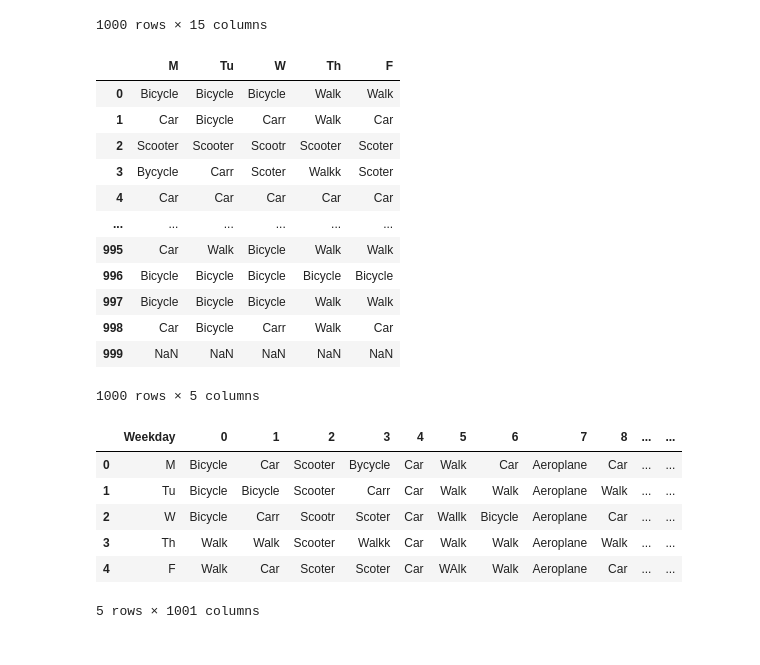
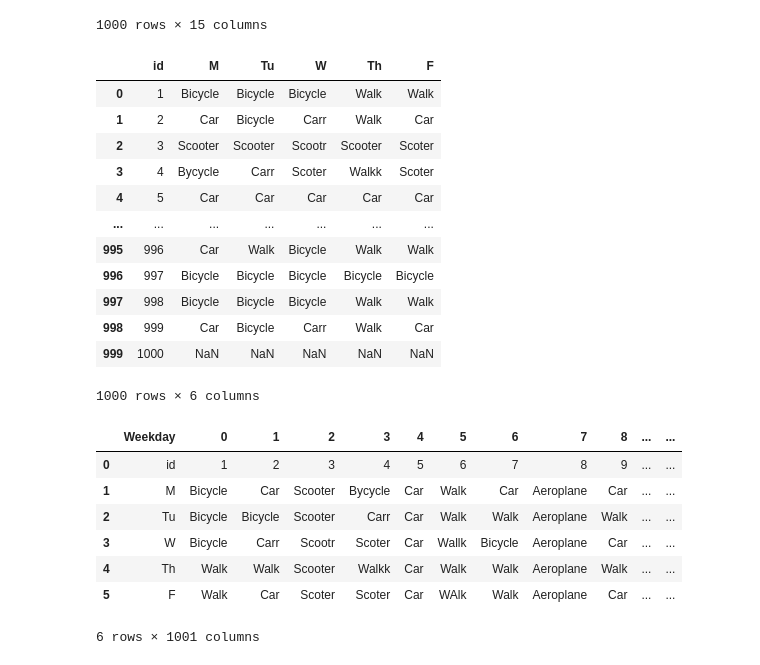
Before and after one commit to 99tyler99/Python, a Jupyter notebook: Python Charmers Fundamentals 05.ipynb, the cells around one changed output. Drawn from its saved outputs; the diff is of its cells as text; code cells hidden in the pictures.

```diff
--- a/Python Charmers Fundamentals 05.ipynb
+++ b/Python Charmers Fundamentals 05.ipynb
@@ -558,31 +558,32 @@ student_travel
 | 999 | 1000 | Engracia | Pashbee | Female | 9/23/2013 | Emlynn | ... |
 1000 rows × 15 columns
 # %%
-columnstodrop = ['id','pupil first name','pupil last name','gender','Date of Birth','Parental Contact Name_1','Parental Contact Name_2','Preferred Contact Employer','Parental Contact','Student ID']
+columnstodrop = ['pupil first name','pupil last name','gender','Date of Birth','Parental Contact Name_1','Parental Contact Name_2','Preferred Contact Employer','Parental Contact','Student ID']
 student_travel = student_travel.drop(columns=columnstodrop)
 student_travel
 # %% [output]
-|  | M | Tu | W | Th | F |
-| 0 | Bicycle | Bicycle | Bicycle | Walk | Walk |
-| 1 | Car | Bicycle | Carr | Walk | Car |
-| 2 | Scooter | Scooter | Scootr | Scooter | Scoter |
-| 3 | Bycycle | Carr | Scoter | Walkk | Scoter |
-| 4 | Car | Car | Car | Car | Car |
-| ... | ... | ... | ... | ... | ... |
-| 995 | Car | Walk | Bicycle | Walk | Walk |
-| 996 | Bicycle | Bicycle | Bicycle | Bicycle | Bicycle |
-| 997 | Bicycle | Bicycle | Bicycle | Walk | Walk |
-| 998 | Car | Bicycle | Carr | Walk | Car |
-| 999 | NaN | NaN | NaN | NaN | NaN |
+|  | id | M | Tu | W | Th | F |
+| 0 | 1 | Bicycle | Bicycle | Bicycle | Walk | Walk |
+| 1 | 2 | Car | Bicycle | Carr | Walk | Car |
+| 2 | 3 | Scooter | Scooter | Scootr | Scooter | Scoter |
+| 3 | 4 | Bycycle | Carr | Scoter | Walkk | Scoter |
+| 4 | 5 | Car | Car | Car | Car | Car |
+| ... | ... | ... | ... | ... | ... | ... |
+| 995 | 996 | Car | Walk | Bicycle | Walk | Walk |
+| 996 | 997 | Bicycle | Bicycle | Bicycle | Bicycle | Bicycle |
+| 997 | 998 | Bicycle | Bicycle | Bicycle | Walk | Walk |
+| 998 | 999 | Car | Bicycle | Carr | Walk | Car |
+| 999 | 1000 | NaN | NaN | NaN | NaN | NaN |
-1000 rows × 5 columns
+1000 rows × 6 columns
 # %%
 student_travel_transposed = student_travel.T.reset_index()
 student_travel_transposed.rename(columns={'index': 'Weekday'})
 # %% [output]
 |  | Weekday | 0 | 1 | 2 | 3 | 4 | 5 | 6 | 7 | 8 | ... | ... |
-| 0 | M | Bicycle | Car | Scooter | Bycycle | Car | Walk | Car | Aeroplane | Car | ... | ... |
-| 1 | Tu | Bicycle | Bicycle | Scooter | Carr | Car | Walk | Walk | Aeroplane | Walk | ... | ... |
-| 2 | W | Bicycle | Carr | Scootr | Scoter | Car | Wallk | Bicycle | Aeroplane | Car | ... | ... |
-| 3 | Th | Walk | Walk | Scooter | Walkk | Car | Walk | Walk | Aeroplane | Walk | ... | ... |
-| 4 | F | Walk | Car | Scoter | Scoter | Car | WAlk | Walk | Aeroplane | Car | ... | ... |
+| 0 | id | 1 | 2 | 3 | 4 | 5 | 6 | 7 | 8 | 9 | ... | ... |
+| 1 | M | Bicycle | Car | Scooter | Bycycle | Car | Walk | Car | Aeroplane | Car | ... | ... |
+| 2 | Tu | Bicycle | Bicycle | Scooter | Carr | Car | Walk | Walk | Aeroplane | Walk | ... | ... |
+| 3 | W | Bicycle | Carr | Scootr | Scoter | Car | Wallk | Bicycle | Aeroplane | Car | ... | ... |
+| 4 | Th | Walk | Walk | Scooter | Walkk | Car | Walk | Walk | Aeroplane | Walk | ... | ... |
+| 5 | F | Walk | Car | Scoter | Scoter | Car | WAlk | Walk | Aeroplane | Car | ... | ... |
-5 rows × 1001 columns
+6 rows × 1001 columns
```
